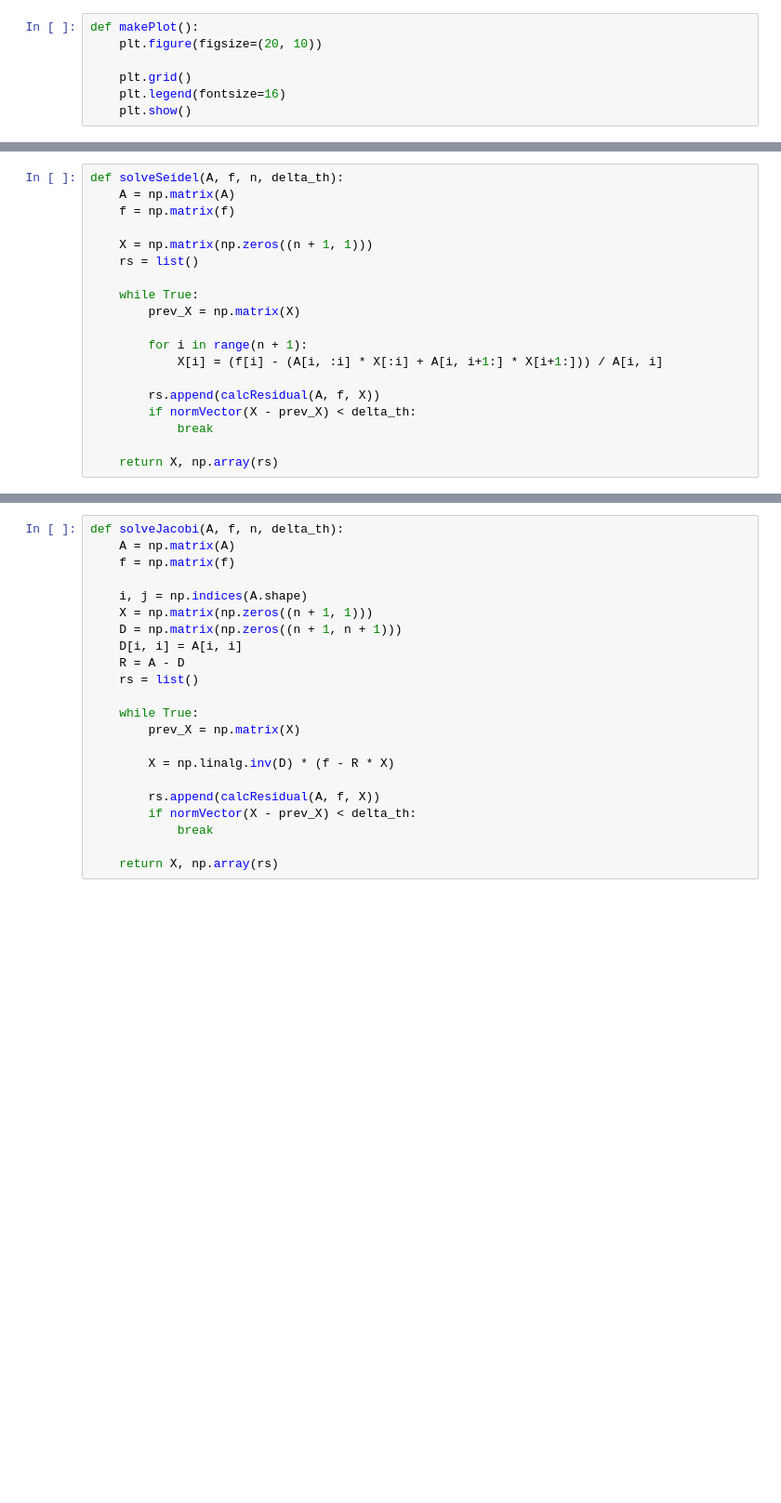
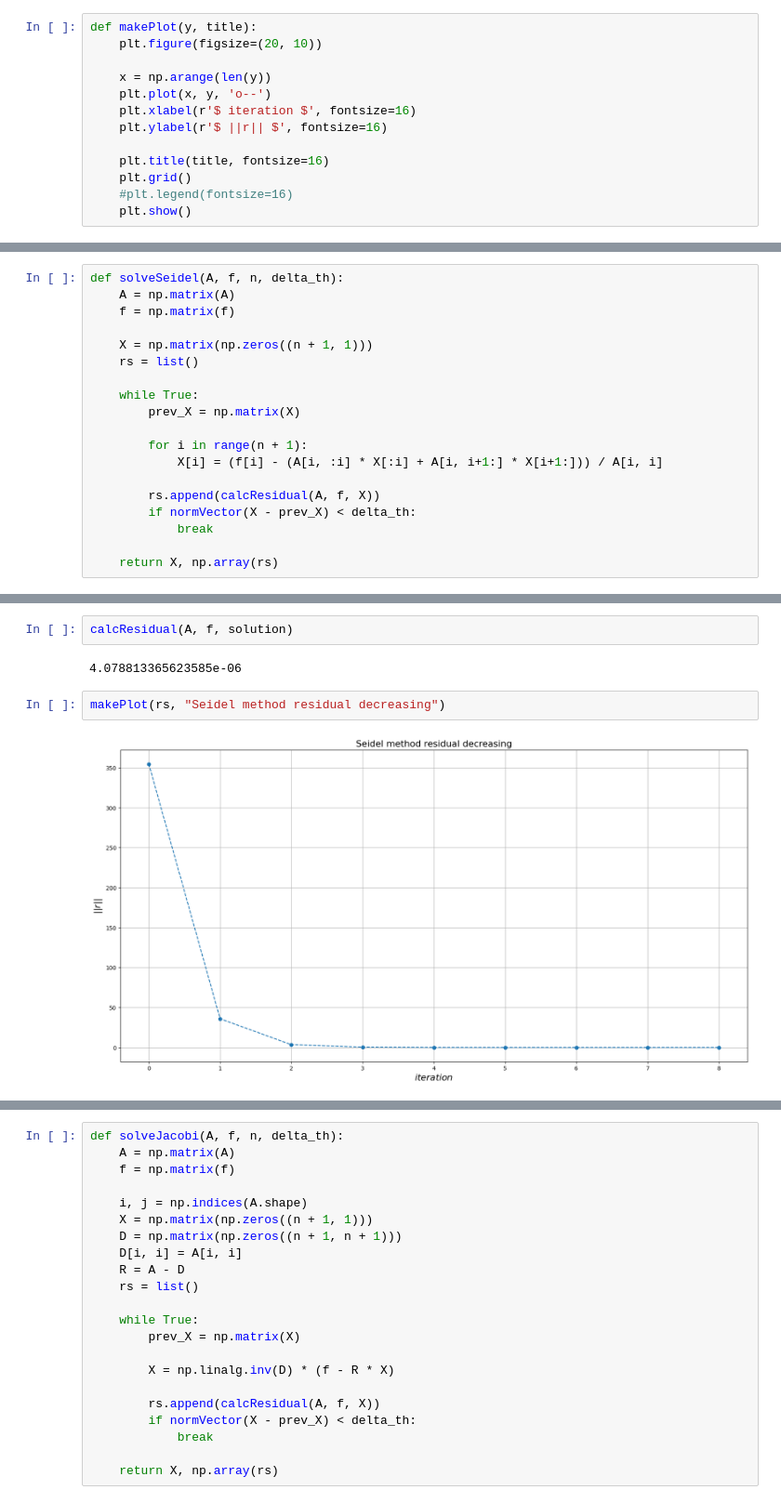
Before and after one commit to nerett/computational-mathematics, a Jupyter notebook: 2-SLAE/slae.ipynb, the cells around one changed output, grey strips where cells are left out. Shown at 93% size. Cells and saved outputs as stored; diff of their text form; blank space fills up the shorter version.

Commit message:
added plots & solution output

```diff
--- a/2-SLAE/slae.ipynb
+++ b/2-SLAE/slae.ipynb
@@ -53,9 +49,15 @@ def __calcResidual(A, f, X):
 def calcResidual(A, f, X):
     return normVector(__calcResidual(A, f, X))
 # %%
-def makePlot():
+def makePlot(y, title):
     plt.figure(figsize=(20, 10))
 
+    x = np.arange(len(y))
+    plt.plot(x, y, 'o--')
+    plt.xlabel(r'$ iteration $', fontsize=16)
+    plt.ylabel(r'$ ||r|| $', fontsize=16)
+
+    plt.title(title, fontsize=16)
     plt.grid()
-    plt.legend(fontsize=16)
+    #plt.legend(fontsize=16)
     plt.show()
@@ -151,0 +209,8 @@ calcResidual(A, f, solution)
+# %%
+calcResidual(A, f, solution)
+# %% [output]
+4.078813365623585e-06
+# %%
+makePlot(rs, "Seidel method residual decreasing")
+# %% [output]
+[figure, added]
```
Also changed, not shown: parts of 20 cells of this notebook.
